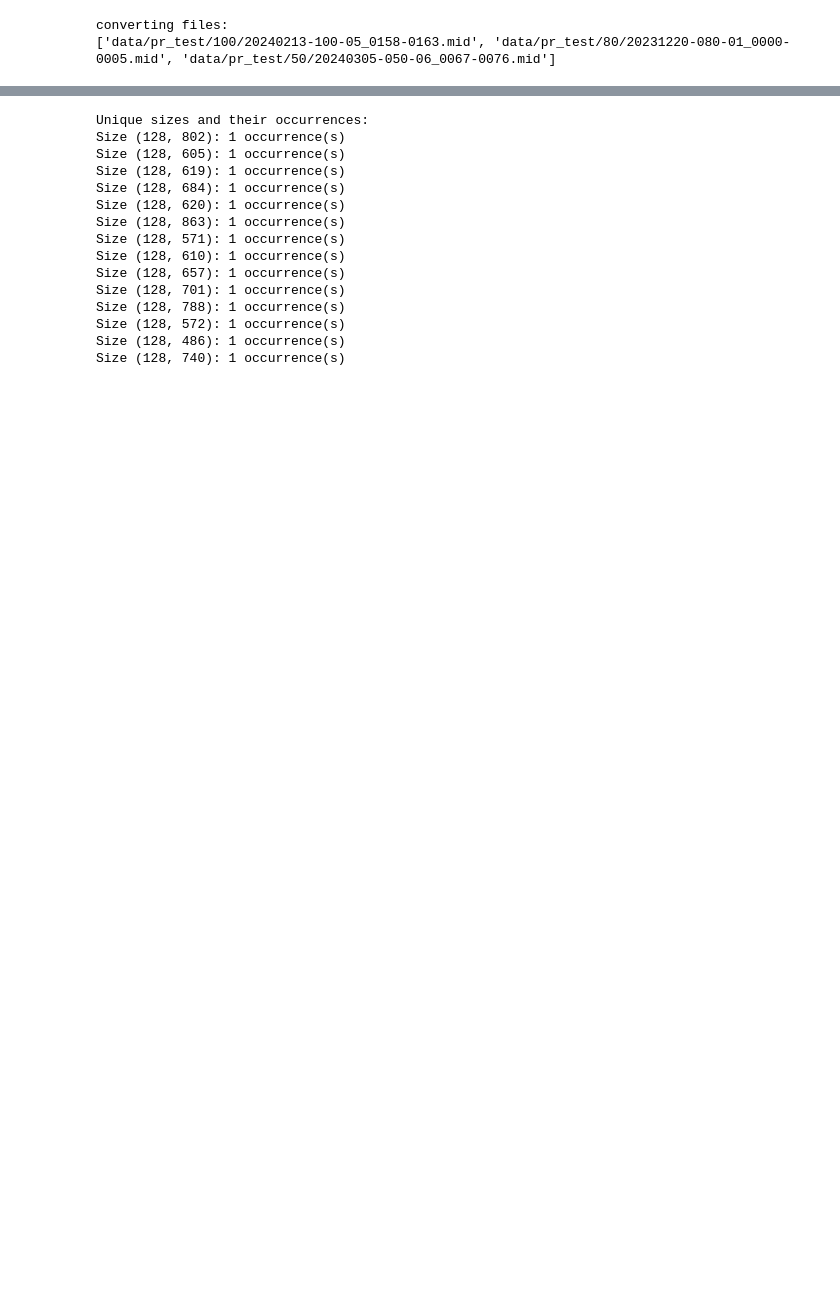
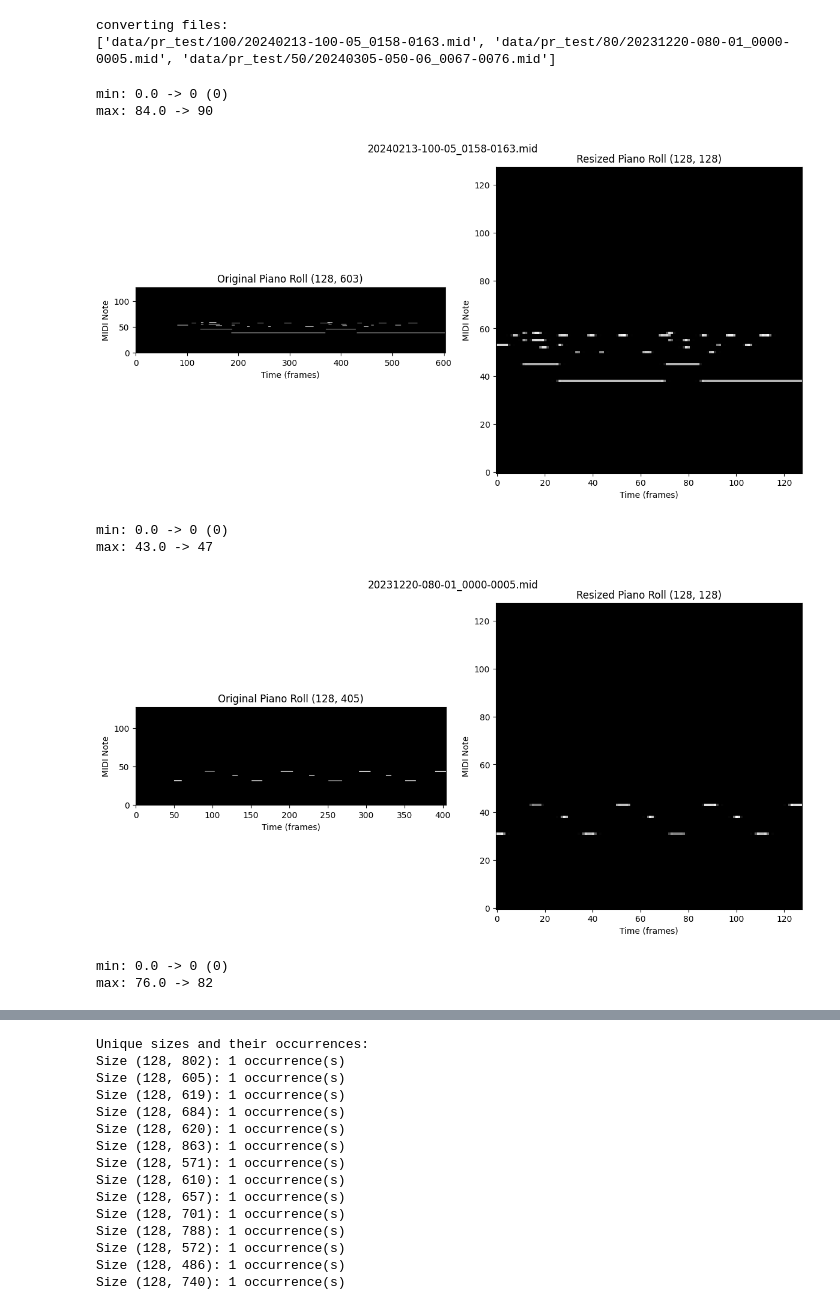
Before and after one commit to osageev/disklavier, a Jupyter notebook: notebooks/piano_rolls.ipynb, the cells around one changed output, grey strips where cells are left out. Drawn from its saved outputs; the diff is of its cells as text; code cells hidden in the pictures; blank space fills up the shorter version.

```diff
--- a/notebooks/piano_rolls.ipynb
+++ b/notebooks/piano_rolls.ipynb
@@ -70,35 +71,64 @@ converting files:
 # %%
 for pf_file in tracks:
     # Create output path by replicating the directory structure
     rel_path = os.path.relpath(pf_file, start=os.path.dirname(pf_file))
     output_path = os.path.join(p_out, rel_path)
     output_dir = os.path.dirname(output_path)
     os.makedirs(output_dir, exist_ok=True)
 
     # Load MIDI file and generate piano roll
     midi = pretty_midi.PrettyMIDI(pf_file)
     piano_roll = midi.get_piano_roll(fs=PR_FS)
 
     # Trim the piano roll to the number of columns defined by tempo and beats
     tempo = get_bpm(pf_file)
     num_columns = calculate_piano_roll_columns(tempo, fs=PR_FS, beats=N_BEATS)
     trimmed_piano_roll = piano_roll[:, :num_columns]
 
     # Trim the piano roll to start from the first note
     non_empty_columns = np.any(piano_roll > 0, axis=0)
     first_note_idx = np.argmax(non_empty_columns)
-    trimmed_piano_roll = piano_roll[:, first_note_idx:]
+    trimmed_piano_roll = piano_roll[:, first_note_idx:].astype(np.uint8)
 
     # Normalize and invert the piano roll
-    normalized_roll = (127 - trimmed_piano_roll).astype(np.uint8)
+    # normalized_roll = (127 - trimmed_piano_roll).astype(np.uint8)
 
     # Resize the trimmed piano roll to (128, 128)
     resized_roll = np.array(
-        Image.fromarray(normalized_roll.T, mode="L").resize((128, 128), Image.Resampling.LANCZOS)
+        Image.fromarray(trimmed_piano_roll, mode="L").resize(
+            (128, 128), Image.Resampling.LANCZOS
+        )
     )
-
-
 
     # Save the resized piano roll as an image
     img = Image.fromarray(resized_roll, mode="L")
-    img.save(os.path.splitext(output_path)[0] + ".png")
+    # img.save(os.path.splitext(output_path)[0] + ".png")
+    # print(f"min: {piano_roll.min()} -> {np.min(np.array(img))} ({np.array(img)[0][0]})")
+    # print(f"max: {piano_roll.max()} -> {np.max(np.array(img))}")
+
+    # Plotting the original piano roll and resized roll side by side
+    fig, axes = plt.subplots(1, 2, figsize=(12, 6))
+
+    axes[0].imshow(piano_roll, origin="lower", aspect="equal", cmap="gray")
+    axes[0].set_title(f"Original Piano Roll {piano_roll.shape}")
+    axes[0].set_xlabel("Time (frames)")
+    axes[0].set_ylabel("MIDI Note")
+
+    axes[1].imshow(img, origin="lower", aspect="equal", cmap="gray")
+    axes[1].set_title(f"Resized Piano Roll {img.size}")
+    axes[1].set_xlabel("Time (frames)")
+    axes[1].set_ylabel("MIDI Note")
+
+    fig.suptitle(os.path.basename(pf_file))
+
+    plt.tight_layout()
+    plt.show()
+# %% [output]
+min: 0.0 -> 0 (0)
+max: 84.0 -> 90
+[figure, added]
+min: 0.0 -> 0 (0)
+max: 43.0 -> 47
+[figure, added]
+min: 0.0 -> 0 (0)
+max: 76.0 -> 82
```
Also changed, not shown: parts of 2 cells of this notebook, 6 other files.
